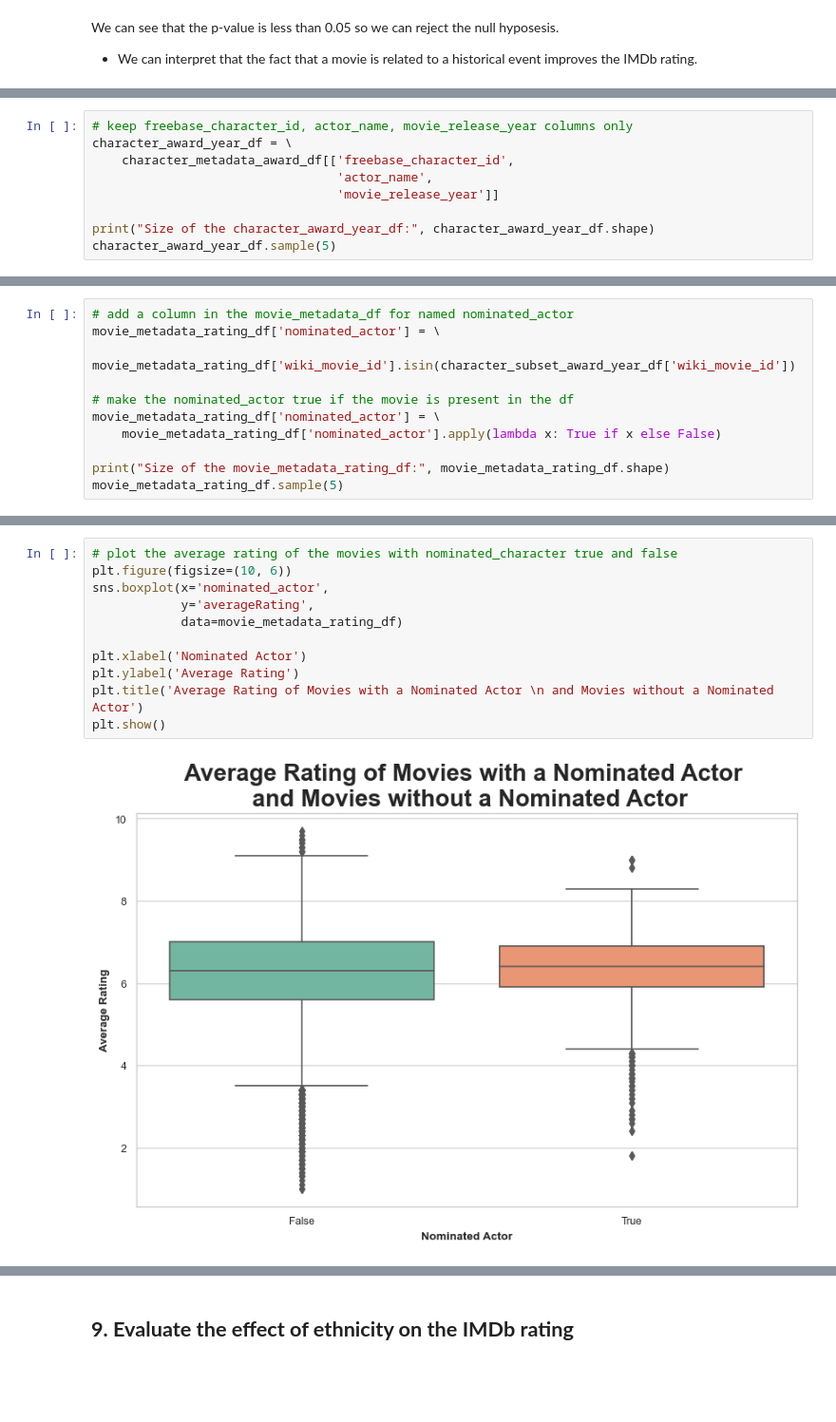
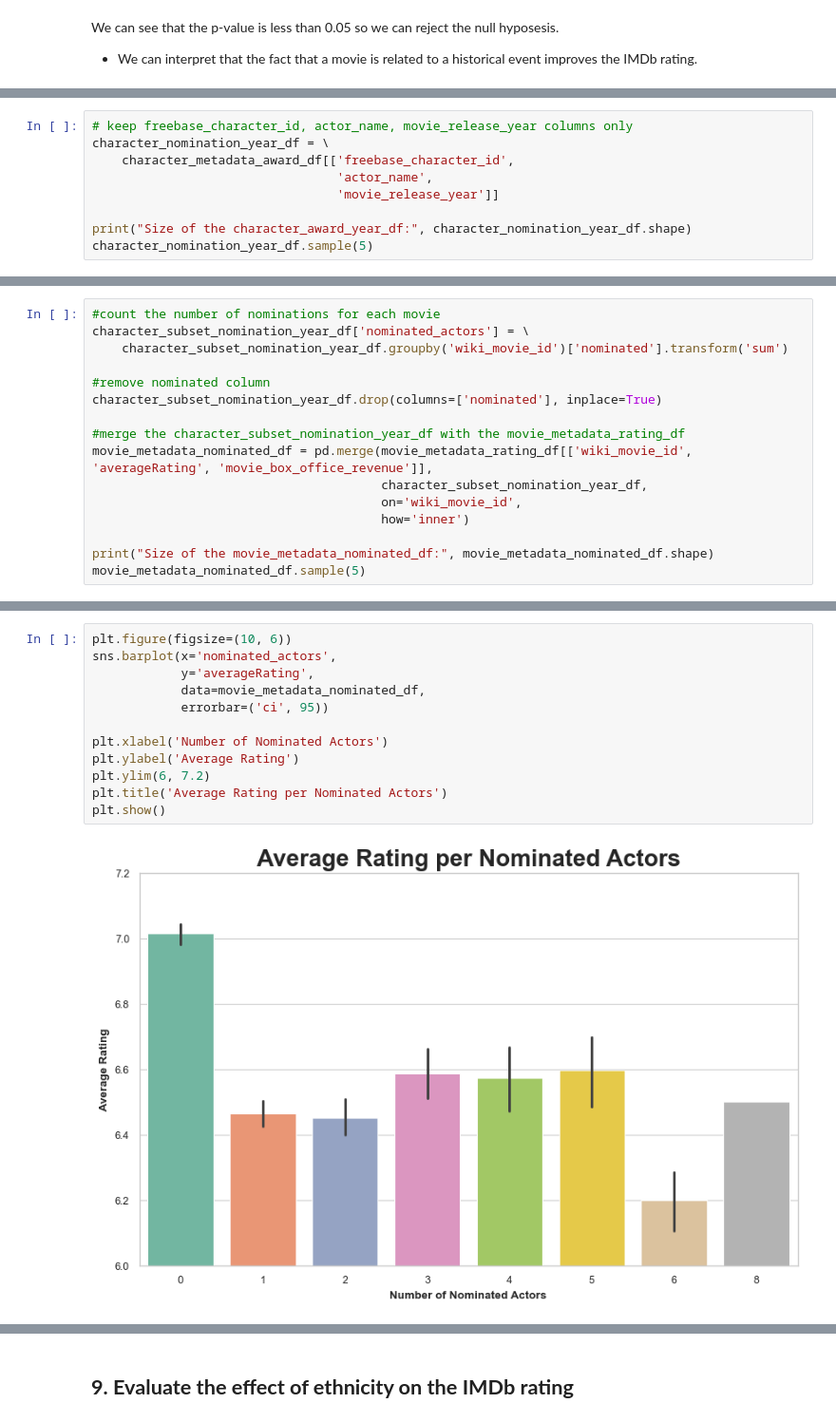
Before and after one commit to epfl-ada/ada-2023-project-adhd2023, a Jupyter notebook: milestone3.ipynb, the cells around one changed output, grey strips where cells are left out. Shown at 95% size. Cells and saved outputs as stored; diff of their text form; blank space fills up the shorter version.

```diff
--- a/milestone3.ipynb
+++ b/milestone3.ipynb
@@ -1309,12 +1311,12 @@ We define the `character_award_year_df` dataframe, which contains the actor name
 # %%
 # keep freebase_character_id, actor_name, movie_release_year columns only
-character_award_year_df = \
+character_nomination_year_df = \
     character_metadata_award_df[['freebase_character_id',
                                  'actor_name',
                                  'movie_release_year']]
 
-print("Size of the character_award_year_df:", character_award_year_df.shape)
-character_award_year_df.sample(5)
+print("Size of the character_award_year_df:", character_nomination_year_df.shape)
+character_nomination_year_df.sample(5)
 # %% [output]
 Size of the character_award_year_df: (1452, 3)
 |  | freebase_character_id | actor_name | movie_release_year |
@@ -1383,11 +1382,0 @@ The `nominated_actor` column indicates whether a movie has a nominated actor or
-# %%
-# add a column in the movie_metadata_df for named nominated_actor
-movie_metadata_rating_df['nominated_actor'] = \
-    movie_metadata_rating_df['wiki_movie_id'].isin(character_subset_award_year_df['wiki_movie_id'])
-
-# make the nominated_actor true if the movie is present in the df
-movie_metadata_rating_df['nominated_actor'] = \
-    movie_metadata_rating_df['nominated_actor'].apply(lambda x: True if x else False)
-
-print("Size of the movie_metadata_rating_df:", movie_metadata_rating_df.shape)
-movie_metadata_rating_df.sample(5)
@@ -1401,0 +1387,16 @@ Size of the movie_metadata_rating_df: (39963, 15)
+# %%
+#count the number of nominations for each movie
+character_subset_nomination_year_df['nominated_actors'] = \
+    character_subset_nomination_year_df.groupby('wiki_movie_id')['nominated'].transform('sum')
+
+#remove nominated column
+character_subset_nomination_year_df.drop(columns=['nominated'], inplace=True)
+
+#merge the character_subset_nomination_year_df with the movie_metadata_rating_df
+movie_metadata_nominated_df = pd.merge(movie_metadata_rating_df[['wiki_movie_id', 'averageRating', 'movie_box_office_revenue']],
+                                       character_subset_nomination_year_df,
+                                       on='wiki_movie_id',
+                                       how='inner')
+
+print("Size of the movie_metadata_nominated_df:", movie_metadata_nominated_df.shape)
+movie_metadata_nominated_df.sample(5)
@@ -1404,13 +1427,14 @@ Now we plot the average rating of the movies with nominated_character as true an
 # %%
-# plot the average rating of the movies with nominated_character true and false
 plt.figure(figsize=(10, 6))
-sns.boxplot(x='nominated_actor',
+sns.barplot(x='nominated_actors',
             y='averageRating',
-            data=movie_metadata_rating_df)
+            data=movie_metadata_nominated_df,
+            errorbar=('ci', 95))
 
-plt.xlabel('Nominated Actor')
+plt.xlabel('Number of Nominated Actors')
 plt.ylabel('Average Rating')
-plt.title('Average Rating of Movies with a Nominated Actor \n and Movies without a Nominated Actor')
+plt.ylim(6, 7.2)
+plt.title('Average Rating per Nominated Actors')
 plt.show()
 # %% [output]
-[figure, old version]
+[figure, new version]
```
Also changed, not shown: parts of 56 cells of this notebook.
